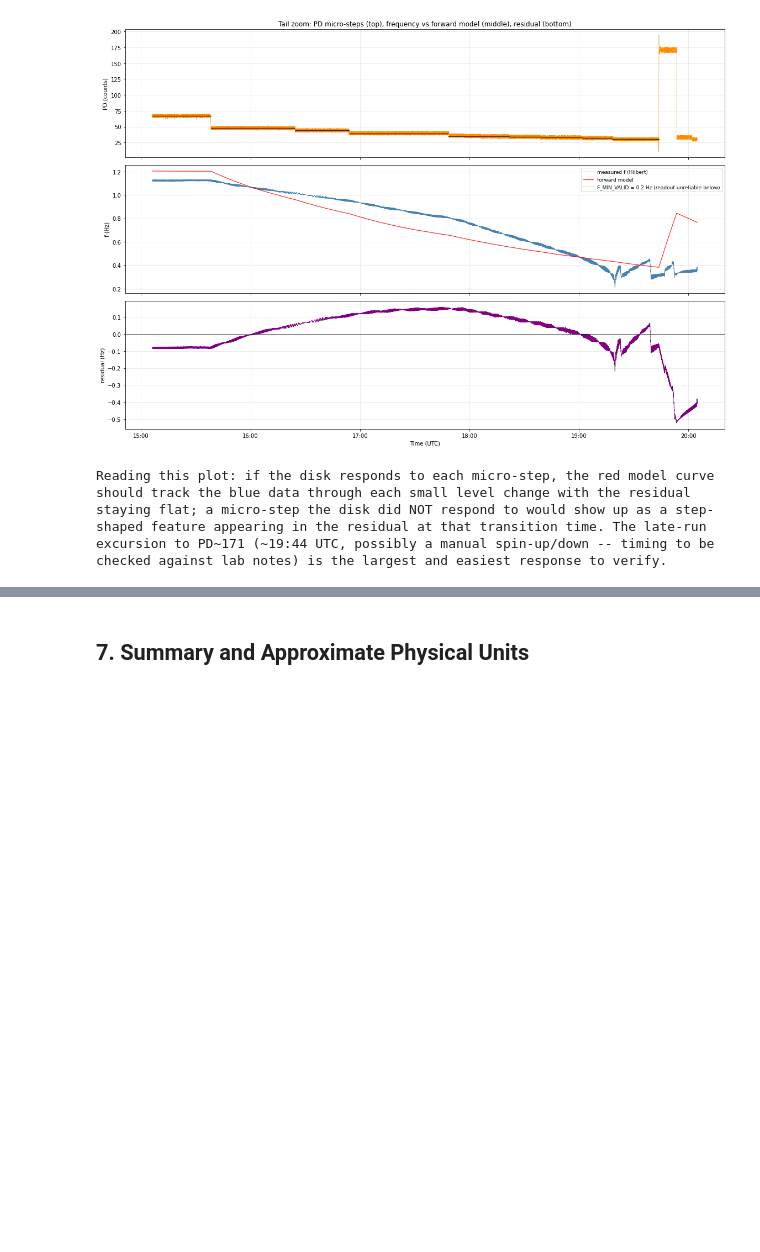
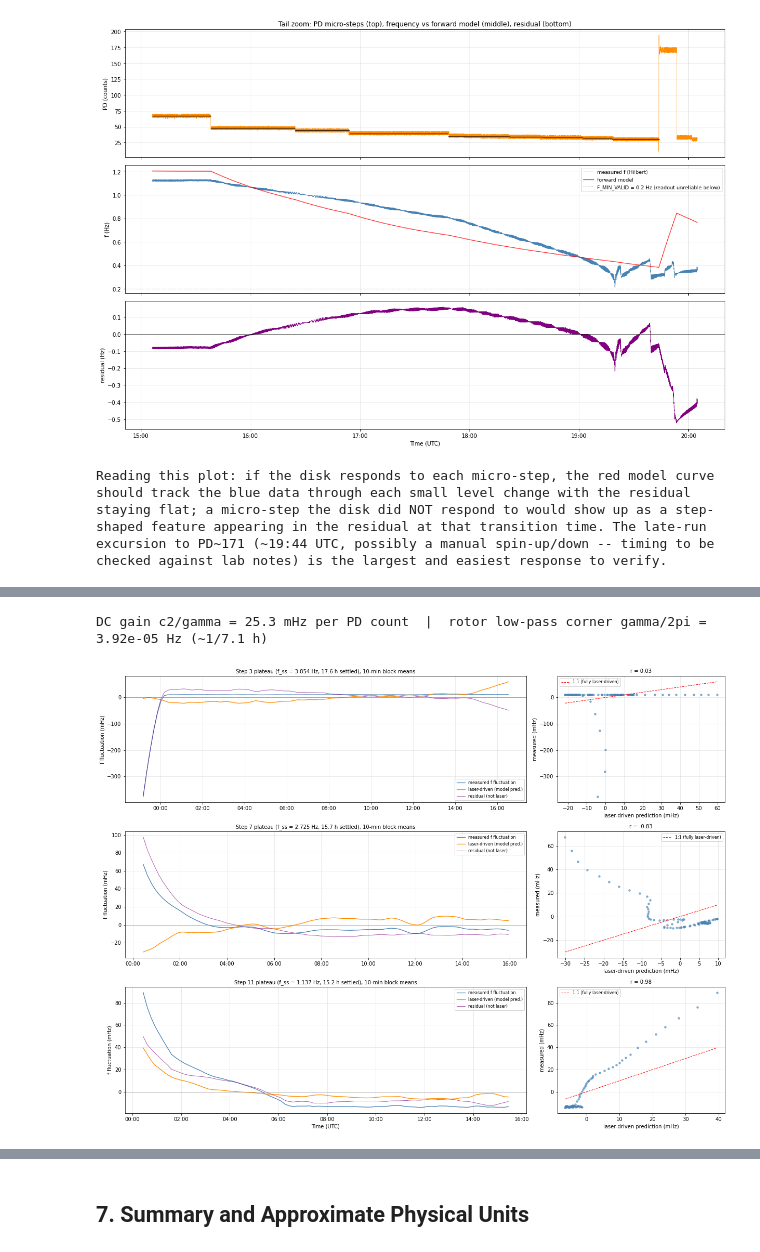
Before and after one commit to Moore-Lab/Decay-Sail, a Jupyter notebook: analysis/laser_stepdown_forward_model.ipynb, the cells around one changed output, grey strips where cells are left out. Drawn from its saved outputs; the diff is of its cells as text; code cells hidden in the pictures; blank space fills up the shorter version.

```diff
--- a/analysis/laser_stepdown_forward_model.ipynb
+++ b/analysis/laser_stepdown_forward_model.ipynb
@@ -471,0 +488,76 @@ checked against lab notes) is the largest and easiest response to verify.
+# %%
+LONG_PLATEAUS = [3, 7, 11]
+BLK = 600   # s -- 10-min block means for the stability statistics
+
+print(f"DC gain c2/gamma = {c2/GAMMA*1e3:.1f} mHz per PD count  |  "
+      f"rotor low-pass corner gamma/2pi = {GAMMA/(2*np.pi):.2e} Hz (~1/{2*np.pi/GAMMA/3600:.1f} h)\n")
+
+fig, axes = plt.subplots(len(LONG_PLATEAUS), 2, figsize=(17, 4.2 * len(LONG_PLATEAUS)),
+                          gridspec_kw={'width_ratios': [2.4, 1]})
+
+stab_rows = []
+for k, stp in enumerate(LONG_PLATEAUS):
+    row = [r for r in steps_csv if int(r['step']) == stp][0]
+    t0s = float(row['t_start_gps']) + 2 * TAU_FREE_MIN * 60   # settled: >= 2 tau in
+    t1s = float(row['t_end_gps'])
+    m = (t_grid >= t0s) & (t_grid <= t1s) & sel
+    tw = t_grid[m]
+    f0 = f_grid[m].mean()
+    raw  = f_grid[m] - f_grid[m].mean()
+    pred = f_model[m] - f_model[m].mean()
+    res  = raw - pred
+
+    nb = len(tw) // BLK
+    braw  = raw[:nb * BLK].reshape(nb, BLK).mean(axis=1)
+    bpred = pred[:nb * BLK].reshape(nb, BLK).mean(axis=1)
+    bres  = res[:nb * BLK].reshape(nb, BLK).mean(axis=1)
+    tb    = tw[:nb * BLK].reshape(nb, BLK).mean(axis=1)
+
+    r_corr = np.corrcoef(bpred, braw)[0, 1] if nb > 3 else np.nan
+    expl   = 1 - np.var(bres) / np.var(braw) if np.var(braw) > 0 else np.nan
+    stab_rows.append((stp, f0, (t1s - t0s) / 3600, braw.std(), bpred.std(), bres.std(),
+                      r_corr, expl))
+
+    ax = axes[k, 0]
+    dtb = [gps_to_dt(x) for x in tb]
+    ax.plot(dtb, braw * 1e3, lw=1.3, color='steelblue', label='measured f fluctuation')
+    ax.plot(dtb, bpred * 1e3, lw=1.3, color='darkorange', label='laser-driven (model pred.)')
+    ax.plot(dtb, bres * 1e3, lw=0.9, color='purple', alpha=0.7, label='residual (not laser)')
+    ax.axhline(0, color='gray', lw=0.6)
+    ax.set_ylabel('f fluctuation (mHz)')
+    ax.set_title(f"Step {stp} plateau (f_ss = {f0:.3f} Hz, {(t1s-t0s)/3600:.1f} h settled), "
+                 f"10-min block means", fontsize=10)
+    ax.legend(fontsize=8)
+    ax.grid(True, alpha=0.3)
+    ax.xaxis.set_major_formatter(mdates.DateFormatter('%H:%M'))
+
+    ax2 = axes[k, 1]
+    ax2.scatter(bpred * 1e3, braw * 1e3, s=12, alpha=0.6, color='steelblue')
+    lim = np.array([bpred.min(), bpred.max()]) * 1e3
+    ax2.plot(lim, lim, 'r--', lw=1, label='1:1 (fully laser-driven)')
+    ax2.set_xlabel('laser-driven prediction (mHz)')
+    ax2.set_ylabel('measured (mHz)')
+    ax2.set_title(f"r = {r_corr:.2f}", fontsize=10)
+    ax2.legend(fontsize=8)
+    ax2.grid(True, alpha=0.3)
+
+axes[-1, 0].set_xlabel('Time (UTC)')
+plt.tight_layout()
+plt.show()
+
+print("=" * 108)
+print("STEADY-STATE FREQUENCY STABILITY vs LASER (10-min block means over the settled plateau)")
+print("=" * 108)
+print(f"{'step':>4} | {'f_ss (Hz)':>9} | {'hours':>5} | {'std f (mHz)':>11} | {'frac (ppm)':>10} | "
+      f"{'std laser-driven':>16} | {'std residual':>12} | {'corr':>5} | {'% explained by laser':>20}")
+for stp, f0, hrs, sr, sp, sre, rc, ex in stab_rows:
+    print(f"{stp:>4} | {f0:>9.4f} | {hrs:>5.1f} | {sr*1e3:>11.2f} | {sr/f0*1e6:>10.0f} | "
+          f"{sp*1e3:>13.2f} mHz | {sre*1e3:>9.2f} mHz | {rc:>5.2f} | {ex*100:>19.0f}%")
+
+print("\nReading: '% explained by laser' is 1 - var(residual)/var(measured) on 10-min block")
+print("means. High correlation + high explained fraction = the frequency wander IS the laser")
+print("(improve laser stability to improve f stability). Low = something else dominates")
+print("(pressure/drag drift, readout, real torque noise) and a quieter laser won't help.")
+# %% [output]
+DC gain c2/gamma = 25.3 mHz per PD count  |  rotor low-pass corner gamma/2pi = 3.92e-05 Hz (~1/7.1 h)
+[figure, added]
```
Also changed, not shown: parts of 2 cells of this notebook.
